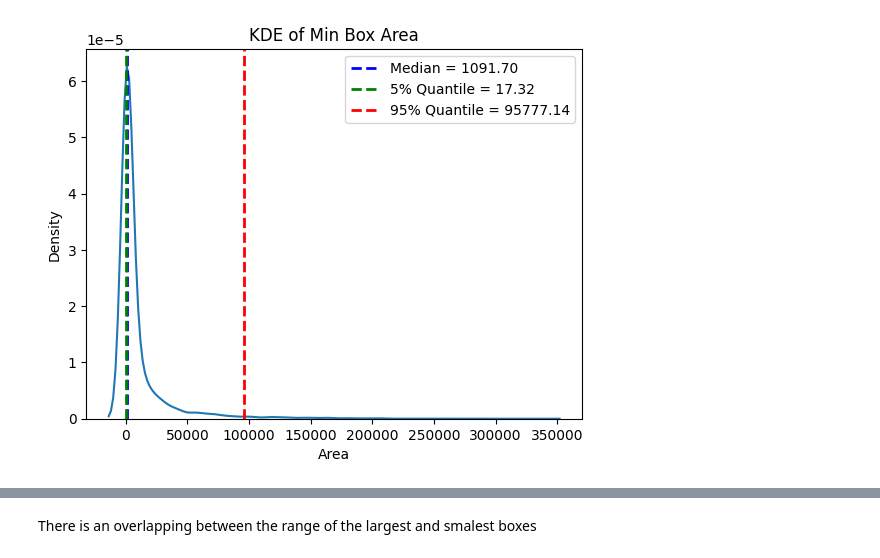
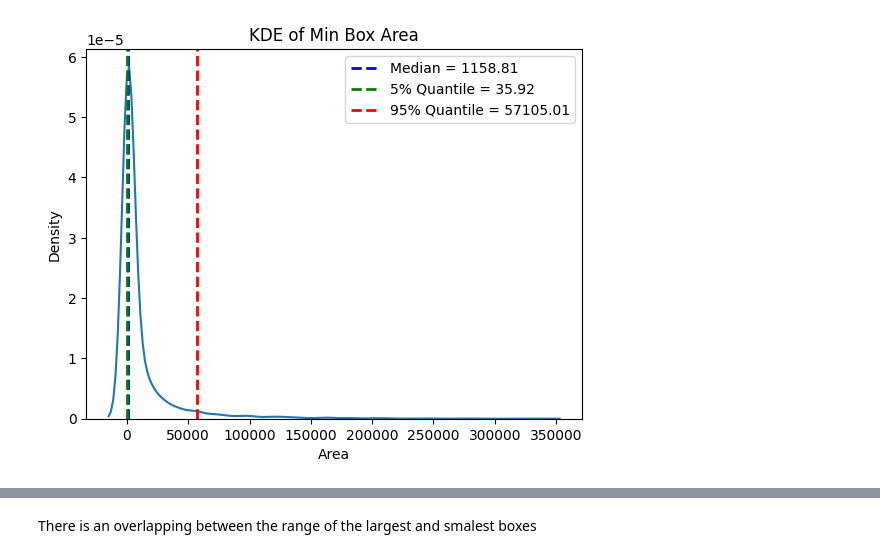
Before and after one commit to hungdtrn/AMAGCV_TASK1, a Jupyter notebook: tools/data_analysis.ipynb, the cells around one changed output, grey strips where cells are left out. Cells and saved outputs as stored; diff of their text form; code cells hidden in the pictures.

```diff
--- a/tools/data_analysis.ipynb
+++ b/tools/data_analysis.ipynb
@@ -17,3 +20,9 @@ raw_data_dir = 'dataset/raw'
 annotation_dir_path = os.path.join(raw_data_dir, "annotations")
 with open(os.path.join(annotation_dir_path, "instances_val2017.json"), "r") as f:
     annotations = json.load(f)
+# %%
+# Get image info
+import pickle
+print('------ Getting image info ----------')
+with open("../dataset/raw/image_info.p", "rb") as f:
+    image_info = pickle.load(f)
@@ -25,7 +36,7 @@ def selectBoxesImages(annotations):
 
     tmp = {}
     for k in boxPerImage:
-        boxes = select_two_objects(boxPerImage[k])
+        boxes = select_two_objects(boxPerImage[k], image_info[k], None, None, None, None, min_size=None)
         if boxes is not None:
             tmp[k] = boxes
 
@@ -36,5 +47,8 @@ def selectBoxesImages(annotations):
 def computeArea(box):
     return box[-1] * box[-2]
     # return np.sqrt(box[-1] * box[-2])
+
+def get_min_edge(box):
+    return min(box[-1], box[-2])
 # %%
 boxPerImage = selectBoxesImages(annotations)
@@ -41,3 +109,8 @@ boxPerImage = selectBoxesImages(annotations)
+# %%
+all_smallest = np.array(all_smallest)
+all_largest = np.array(all_largest)
+sizes = np.array(sizes)
 # %%
-all_smallest = np.array([computeArea(k[0]["bbox"]) for k in boxPerImage.values()])
-all_largest = np.array([computeArea(k[1]["bbox"]) for k in boxPerImage.values()])
+# all_smallest = np.array([computeArea(k[0]["bbox"]) for k in boxPerImage.values()])
+# all_largest = np.array([computeArea(k[1]["bbox"]) for k in boxPerImage.values()])
+# sizes = np.array([min(get_min_edge(k[0]["bbox"]), get_min_edge(k[1]["bbox"])) for k in boxPerImage.values()])
@@ -44,22 +133,22 @@ all_largest = np.array([computeArea(k[1]["bbox"]) for k in boxPerImage.values()]
 # %%
 all_smallest, counts = np.unique(all_smallest, return_counts=True)
 counts = counts / sum(counts)
 # print(all_smallest.shape, counts)
 
-small_quantile_05 = np.quantile(all_smallest,  0.02)
-small_quantile_95 = np.quantile(all_smallest, 0.98)
+small_quantile_05 = np.quantile(all_smallest,  0.05)
+small_quantile_95 = np.quantile(all_smallest, 0.95)
 sns.kdeplot(all_smallest)
 # plt.axvline(np.mean(all_smallest), color='r', linestyle='dashed', linewidth=2, label=f'Mean = {np.mean(all_smallest):.2f}')
 plt.axvline(np.median(all_smallest), color='b', linestyle='dashed', linewidth=2, label=f'Median = {np.median(all_smallest):.2f}')
 plt.axvline(small_quantile_05, color='g', linestyle='dashed', linewidth=2, label=f'5% Quantile = {small_quantile_05:.2f}')
 plt.axvline(small_quantile_95, color='r', linestyle='dashed', linewidth=2, label=f'95% Quantile = {small_quantile_95:.2f}')
 plt.title("KDE of Min Box Area")
 plt.xlabel("Area")
 plt.legend()
 plt.plot()
-plt.savefig("KDE_MinBox.png")
+plt.savefig("KDE_MinBox.png", dpi=300, bbox_inches='tight')
 # %% [output]
-[figure, old version]
+[figure, new version]
 # %%
 all_largest, counts = np.unique(all_largest, return_counts=True)
 
```
Also changed, not shown: parts of 21 cells of this notebook, 29 other files.
